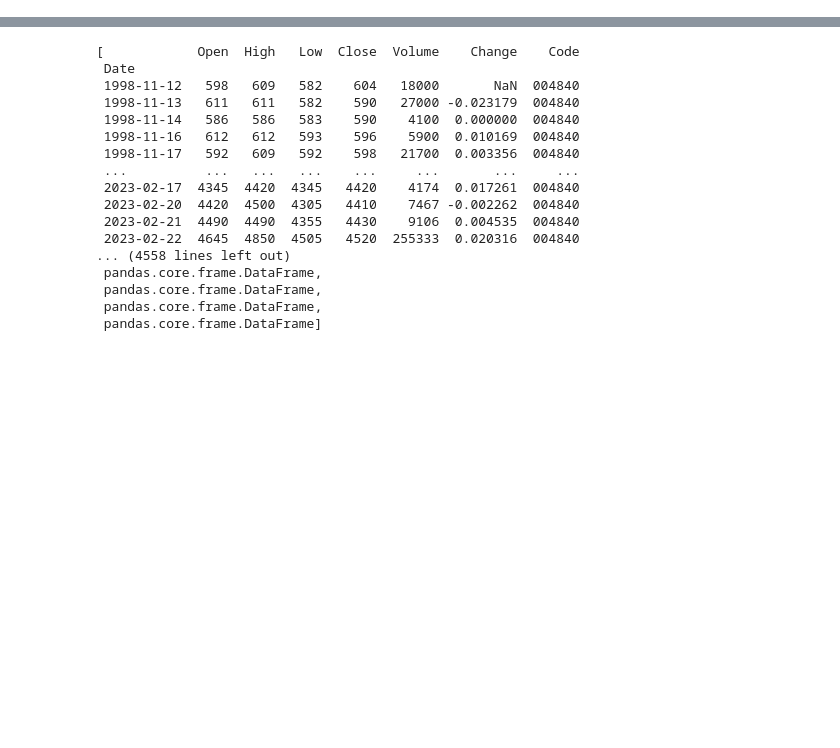
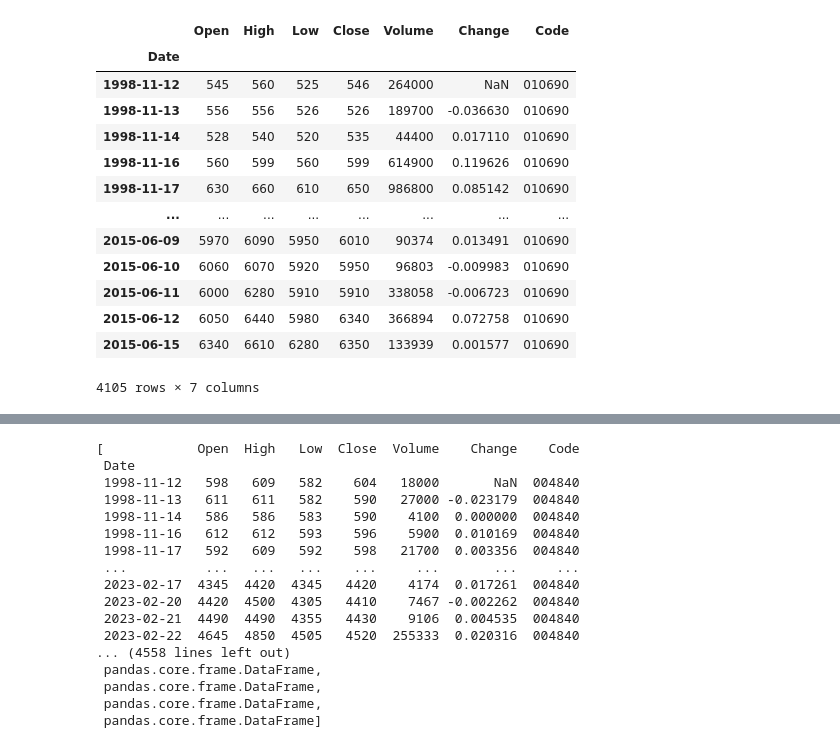
Before and after one commit to Hy-MDL/DB, a Jupyter notebook: Total copy.ipynb, the cells around one changed output, grey strips where cells are left out. Cells and saved outputs as stored; diff of their text form; code cells hidden in the pictures; blank space fills up the shorter version.

```diff
--- a/Total copy.ipynb
+++ b/Total copy.ipynb
@@ -162,0 +189,17 @@ for i in range(len(df_kr1)):
+# %%
+df_Kr1[0].iloc[270].loc[:'2015-6-15']
+# %% [output]
+|  | Open | High | Low | Close | Volume | Change | Code |
+| Date |  |  |  |  |  |  |  |
+| 1998-11-12 | 545 | 560 | 525 | 546 | 264000 | NaN | 010690 |
+| 1998-11-13 | 556 | 556 | 526 | 526 | 189700 | -0.036630 | 010690 |
+| 1998-11-14 | 528 | 540 | 520 | 535 | 44400 | 0.017110 | 010690 |
+| 1998-11-16 | 560 | 599 | 560 | 599 | 614900 | 0.119626 | 010690 |
+| 1998-11-17 | 630 | 660 | 610 | 650 | 986800 | 0.085142 | 010690 |
+| ... | ... | ... | ... | ... | ... | ... | ... |
+| 2015-06-09 | 5970 | 6090 | 5950 | 6010 | 90374 | 0.013491 | 010690 |
+| 2015-06-10 | 6060 | 6070 | 5920 | 5950 | 96803 | -0.009983 | 010690 |
+| 2015-06-11 | 6000 | 6280 | 5910 | 5910 | 338058 | -0.006723 | 010690 |
+| 2015-06-12 | 6050 | 6440 | 5980 | 6340 | 366894 | 0.072758 | 010690 |
+| 2015-06-15 | 6340 | 6610 | 6280 | 6350 | 133939 | 0.001577 | 010690 |
+4105 rows × 7 columns
```
Also changed, not shown: parts of 19 cells of this notebook.
